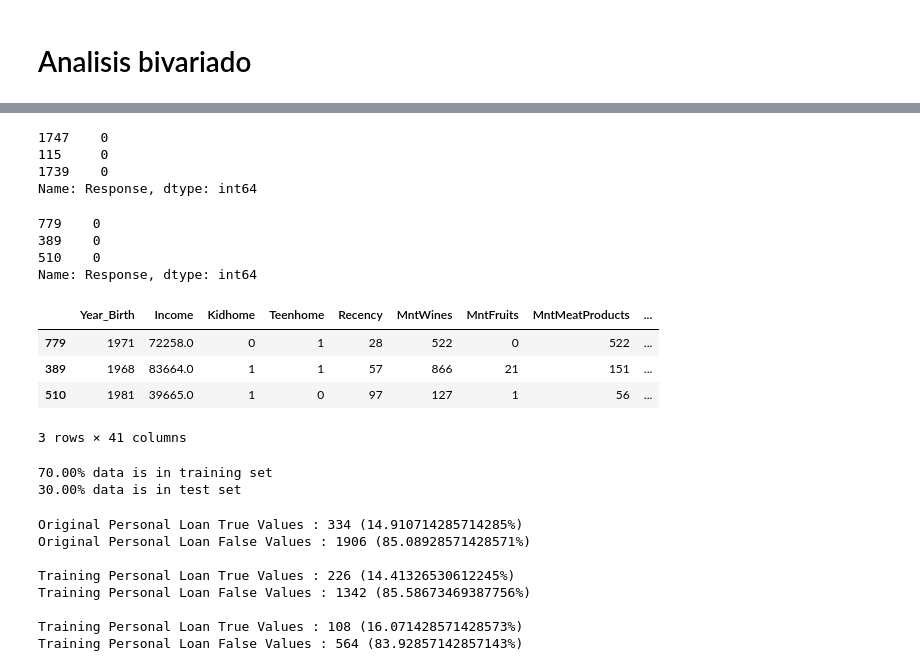
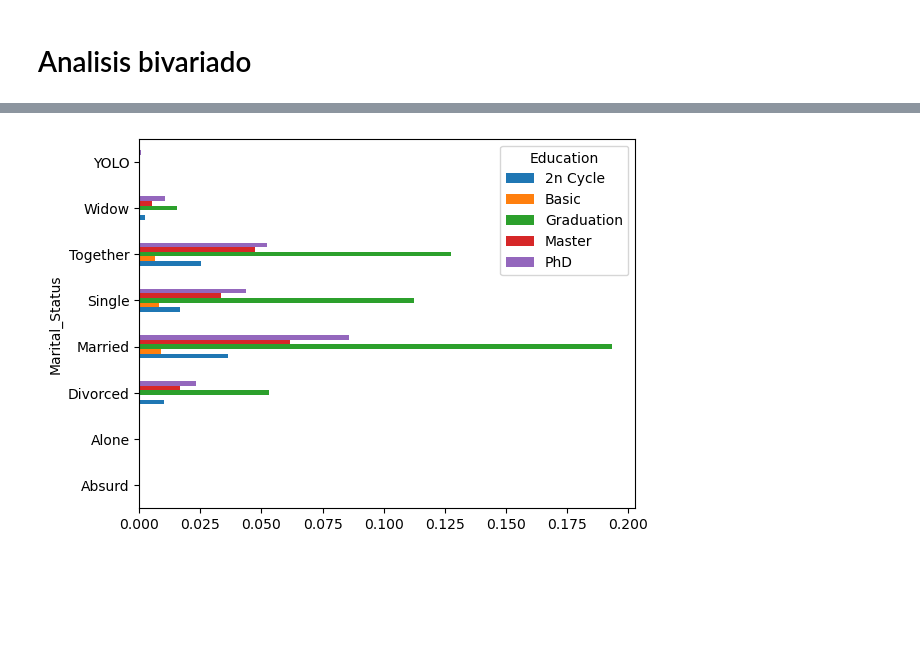
Before and after one commit to AI-YAZMIN-VILLEGAS/EBAC, a Jupyter notebook: Clases/Introducción a Machine Learning II/ML2.ipynb, the cells around one changed output, grey strips where cells are left out. Drawn from its saved outputs; the diff is of its cells as text; code cells hidden in the pictures; blank space fills up the shorter version.

```diff
--- a/Clases/Introducción a Machine Learning II/ML2.ipynb
+++ b/Clases/Introducción a Machine Learning II/ML2.ipynb
@@ -367,3 +336,0 @@ df.loc[df['Income'].isnull()]
-# %%
-avg_mean = df['Income'].mean()
-df = df.replace(np.nan,avg_mean)
@@ -503,46 +337,4 @@ X_train.head(3)
-# %%
-y_train.head(3)
-# %% [output]
-1747    0
-115     0
-1739    0
-Name: Response, dtype: int64
-# %%
-y_test.head(3)
-# %% [output]
-779    0
-389    0
-510    0
-Name: Response, dtype: int64
-# %%
-X_test.head(3)
-# %% [output]
-|  | Year_Birth | Income | Kidhome | Teenhome | Recency | MntWines | MntFruits | MntMeatProducts | ... |
-| 779 | 1971 | 72258.0 | 0 | 1 | 28 | 522 | 0 | 522 | ... |
-| 389 | 1968 | 83664.0 | 1 | 1 | 57 | 866 | 21 | 151 | ... |
-| 510 | 1981 | 39665.0 | 1 | 0 | 97 | 127 | 1 | 56 | ... |
-3 rows × 41 columns
-# %%
-print("{0:0.2f}% data is in training set".format((len(X_train)/len(df2.index))*100))
-print("{0:0.2f}% data is in test set".format((len(X_test)/len(df2.index))*100))
-# %% [output]
-70.00% data is in training set
-30.00% data is in test set
-# %%
-print("Original Personal Loan True Values : {0} ({1:02}%)".format(len(df2.loc[df2['Response']==1]),(len(df2.loc[df2['Response']==1])/len(df2.index))*100))
-print("Original Personal Loan False Values : {0} ({1:02}%)".format(len(df2.loc[df2['Response']==0]),(len(df2.loc[df2['Response']==0])/len(df2.index))*100))
-print("")
-print("Training Personal Loan True Values : {0} ({1:02}%)".format(len(y_train.loc[y_train[:]==1]),(len(y_train.loc[y_train[:]==1])/len(y_train))*100))
-print("Training Personal Loan False Values : {0} ({1:02}%)".format(len(y_train.loc[y_train[:]==0]),(len(y_train.loc[y_train[:]==0])/len(y_train))*100))
-print("")
-print("Training Personal Loan True Values : {0} ({1:02}%)".format(len(y_test.loc[y_test[:]==1]),(len(y_test.loc[y_test[:]==1])/len(y_test))*100))
-print("Training Personal Loan False Values : {0} ({1:02}%)".format(len(y_test.loc[y_test[:]==0]),(len(y_test.loc[y_test[:]==0])/len(y_test))*100))
-# %% [output]
-Original Personal Loan True Values : 334 (14.910714285714285%)
-Original Personal Loan False Values : 1906 (85.08928571428571%)
-
-Training Personal Loan True Values : 226 (14.41326530612245%)
-Training Personal Loan False Values : 1342 (85.58673469387756%)
-
-Training Personal Loan True Values : 108 (16.071428571428573%)
-Training Personal Loan False Values : 564 (83.92857142857143%)
+# %%
+ct = pd.crosstab(df['Marital_Status'], df['Education'], normalize=True).plot.barh(stacked=False)
+# %% [output]
+[figure, added]
```
Also changed, not shown: parts of 55 cells of this notebook, 1 other file.
